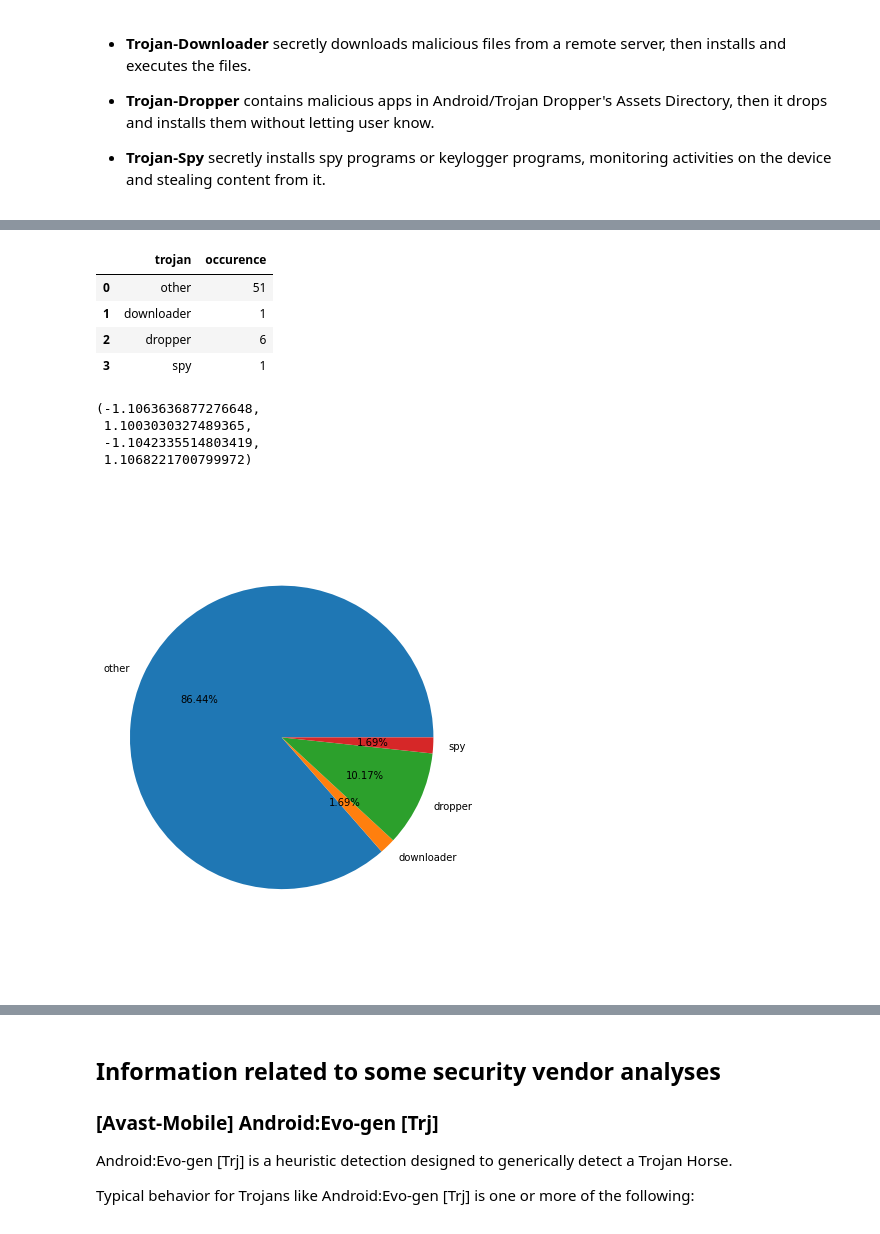
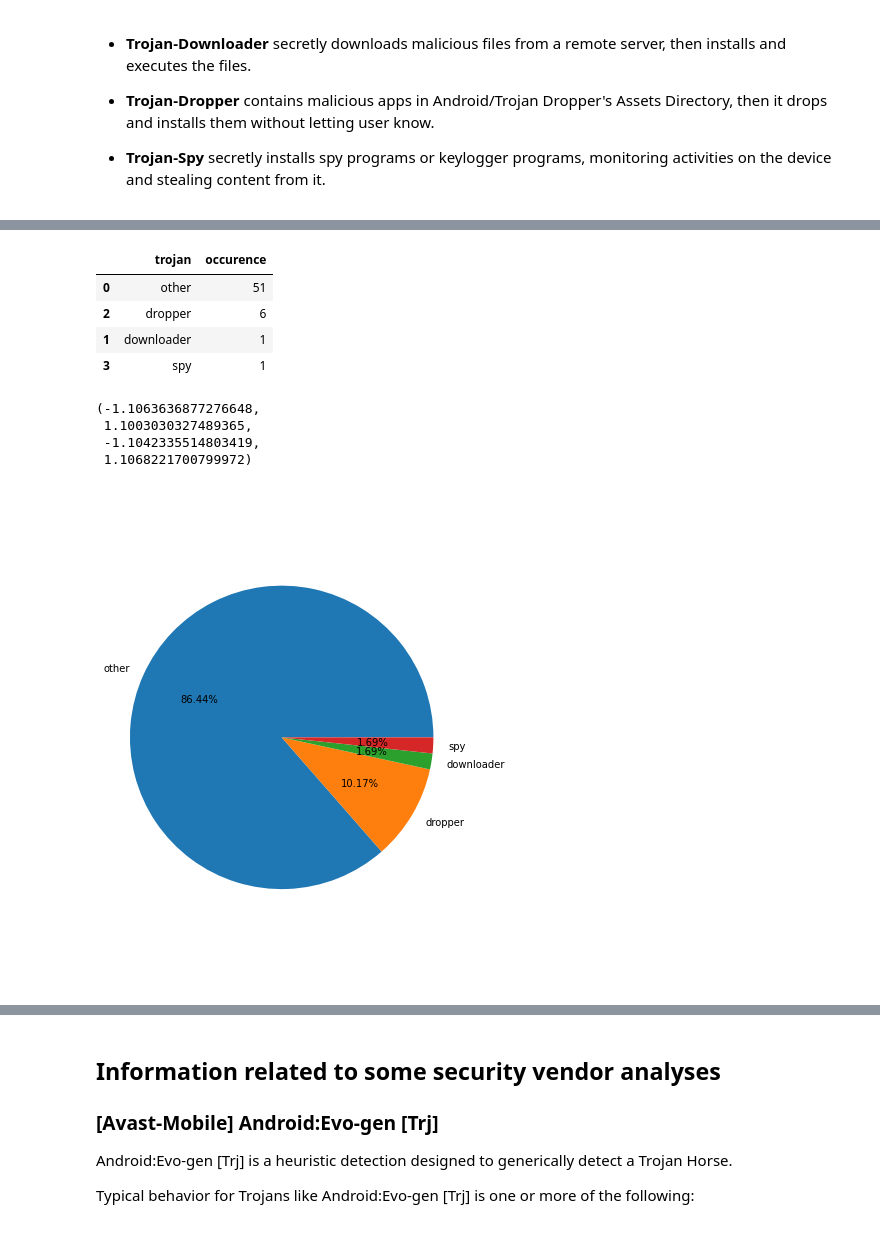
Before and after one commit to ChaseSecurity/Reflected-Search-Poisoning-for-Illicit-Promotion, a Jupyter notebook: Website_Timemachine/App/app_virustotal_analysis.ipynb, the cells around one changed output, grey strips where cells are left out. Drawn from its saved outputs; the diff is of its cells as text; code cells hidden in the pictures.

```diff
--- a/Website_Timemachine/App/app_virustotal_analysis.ipynb
+++ b/Website_Timemachine/App/app_virustotal_analysis.ipynb
@@ -491,36 +488,36 @@ import csv
 
 trojan_mapping = dict()
 with open("./vendor_analysis_mapping.csv", "r", encoding="utf-8") as csv_file:
     reader = csv.reader(csv_file)
     next(reader)
     for row in reader:
         if row[1] == 'Trojan':
             trojan_mapping[row[0]] = row[2].lower()
 
 trojan_to_apks = defaultdict(set)
 for apk in mobile_threats_to_apks['trojan']:
     for va in vendor_analyses:
         if apk in vendor_analyses[va] and va_mapping[va] == 'trojan':
             trojan_to_apks[trojan_mapping[va]].add(apk)
 
-df = pd.DataFrame([(k, len(trojan_to_apks[k])) for k in trojan_to_apks], columns=['trojan', 'occurence'])
+df = pd.DataFrame([(k, len(trojan_to_apks[k])) for k in trojan_to_apks], columns=['trojan', 'occurence']).sort_values('occurence', ascending=False)
 display(df)
 # df.groupby(['trojan']).sum().plot(kind='pie', y='occurence', autopct='%1.0f%%', title='Distribution of Trojan')
 
 plt.figure(figsize=(6,9))
 plt.pie(df['occurence'], labels=df['trojan'], autopct="%.2f%%")
 plt.axis('equal')
 # %% [output]
 |  | trojan | occurence |
 | 0 | other | 51 |
+| 2 | dropper | 6 |
 | 1 | downloader | 1 |
-| 2 | dropper | 6 |
 | 3 | spy | 1 |
 (-1.1063636877276648,
  1.1003030327489365,
  -1.1042335514803419,
  1.1068221700799972)
-[figure, old version]
+[figure, new version]
 # %%
 # Save results to `app_analysis_results.csv`
 import csv
```
Also changed, not shown: parts of 6 cells of this notebook.
